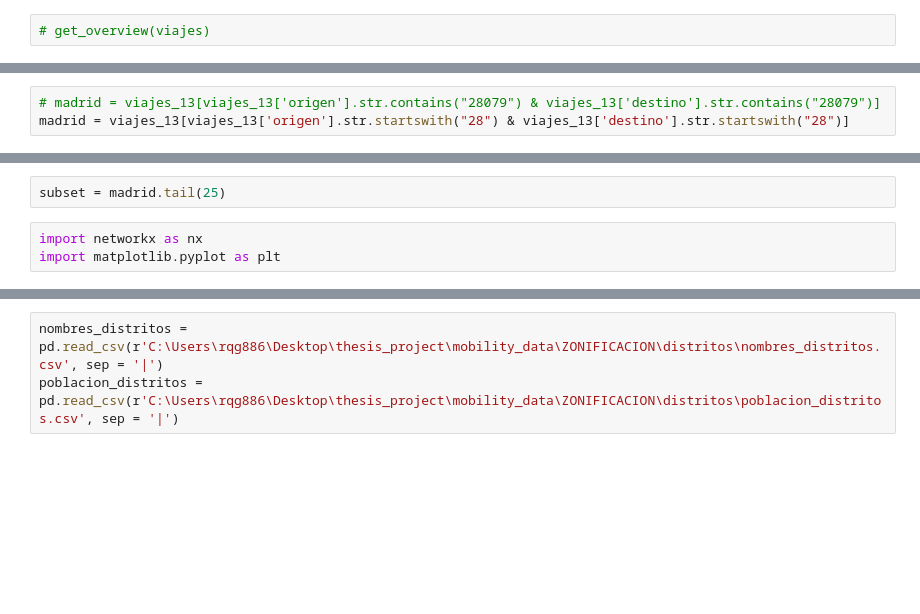
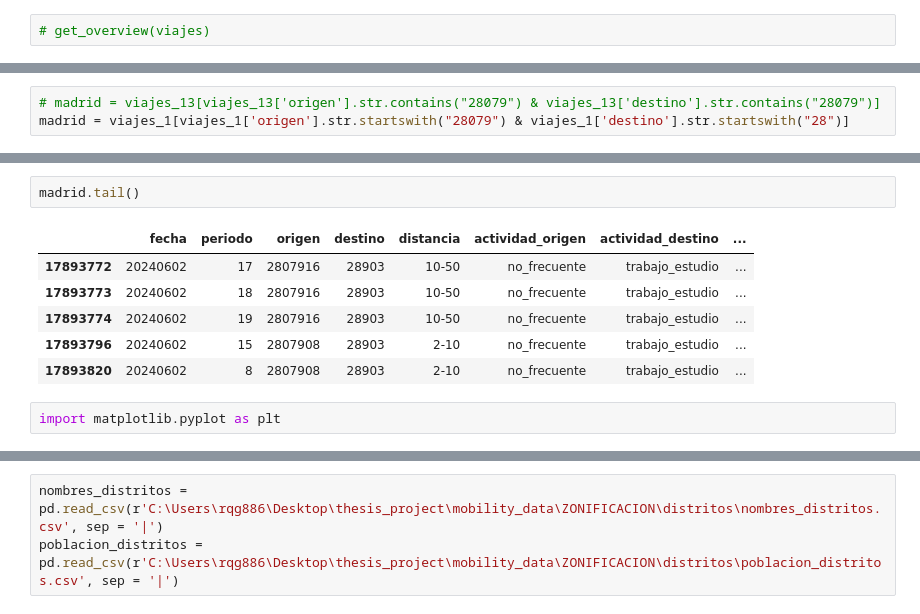
Before and after one commit to carobs9/thesis_project, a Jupyter notebook: mobility_data/viajes_analysis_2.ipynb, the cells around one changed output, grey strips where cells are left out. Cells and saved outputs as stored; diff of their text form; blank space fills up the shorter version.

```diff
--- a/mobility_data/viajes_analysis_2.ipynb
+++ b/mobility_data/viajes_analysis_2.ipynb
@@ -80,6 +60,6 @@ Name: count, dtype: int64
 # %%
 # madrid = viajes_13[viajes_13['origen'].str.contains("28079") & viajes_13['destino'].str.contains("28079")]
-madrid = viajes_13[viajes_13['origen'].str.startswith("28") & viajes_13['destino'].str.startswith("28")]
+madrid = viajes_1[viajes_1['origen'].str.startswith("28079") & viajes_1['destino'].str.startswith("28")]
 # %%
 len(madrid)
 # %% [output]
@@ -87,5 +67,11 @@ len(madrid)
-# %%
-subset = madrid.tail(25)
+# %%
+madrid.tail()
+# %% [output]
+|  | fecha | periodo | origen | destino | distancia | actividad_origen | actividad_destino | ... |
+| 17893772 | 20240602 | 17 | 2807916 | 28903 | 10-50 | no_frecuente | trabajo_estudio | ... |
+| 17893773 | 20240602 | 18 | 2807916 | 28903 | 10-50 | no_frecuente | trabajo_estudio | ... |
+| 17893774 | 20240602 | 19 | 2807916 | 28903 | 10-50 | no_frecuente | trabajo_estudio | ... |
+| 17893796 | 20240602 | 15 | 2807908 | 28903 | 2-10 | no_frecuente | trabajo_estudio | ... |
+| 17893820 | 20240602 | 8 | 2807908 | 28903 | 2-10 | no_frecuente | trabajo_estudio | ... |
 # %%
-import networkx as nx
 import matplotlib.pyplot as plt
```
Also changed, not shown: parts of 16 cells of this notebook.
